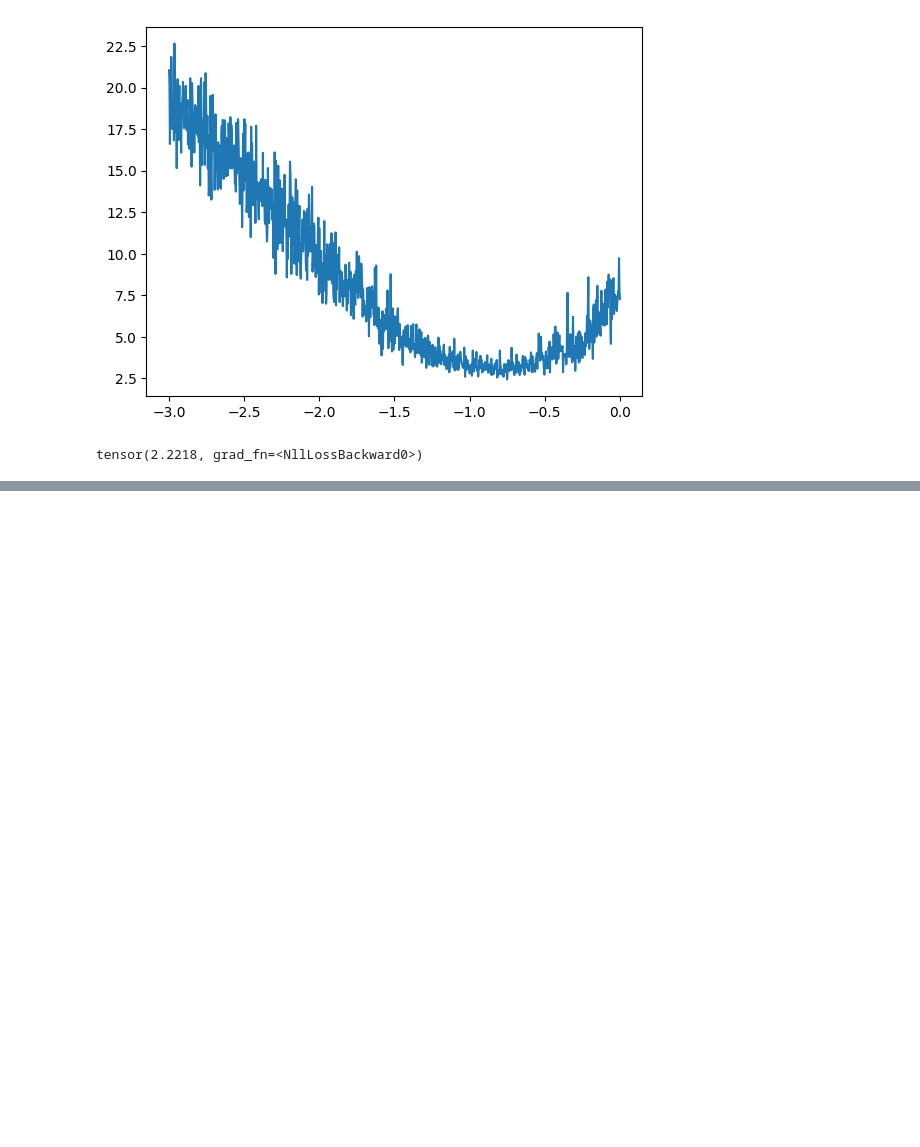
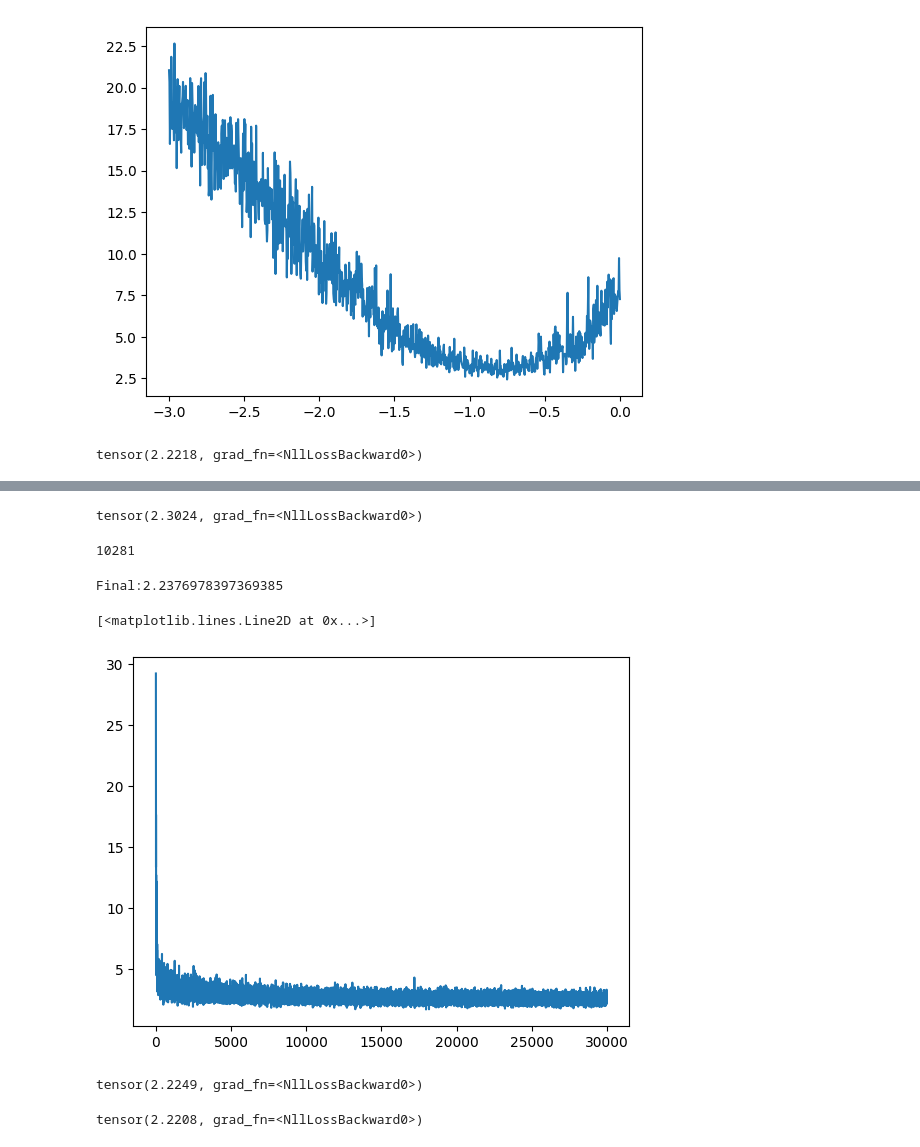
Before and after one commit to Yousif-dk/zero-to-hero, a Jupyter notebook: Lectures/lecture 3/lesson_3.ipynb, the cells around one changed output, grey strips where cells are left out. Drawn from its saved outputs; the diff is of its cells as text; code cells hidden in the pictures; blank space fills up the shorter version.

```diff
--- a/Lectures/lecture 3/lesson_3.ipynb
+++ b/Lectures/lecture 3/lesson_3.ipynb
@@ -347,0 +441,9 @@ tensor(2.2218, grad_fn=<NllLossBackward0>)
+# %%
+#above is the loss for only one minibatch. let's evaluate for Xte and Yte
+emb = C[Xte]
+h = torch.tanh(emb.view(-1,6)@W1 + b1) #(32,100)
+logits = h @ W2 + b2 # (32,27)
+loss = F.cross_entropy(logits,Yte)
+loss
+# %% [output]
+tensor(2.3024, grad_fn=<NllLossBackward0>)
@@ -347,0 +459,7 @@ tensor(2.2218, grad_fn=<NllLossBackward0>)
+# %%
+sum(p.nelement() for p in parameters) #number of params total for model :=)
+# %% [output]
+10281
+# %%
+for p in parameters:
+    p.requires_grad = True
@@ -347,0 +470,58 @@ tensor(2.2218, grad_fn=<NllLossBackward0>)
+# %%
+lri = []
+lossi = []
+stepi = []
+for i in range(30000):
+#forward pass: prebuilt crossentropy instead of doing it this awful way, AND WITH BATCHING :)
+
+    #mninibatch construct
+    ix = torch.randint(0,Xtr.shape[0], (32,)) #generates 32 random numbers between 0 and the highest val number in X. indices that we will pass into C[x] below to grab 32 random examples from our dataset
+    emb = C[Xtr[ix]] # (32,3,2)
+    h = torch.tanh(emb.view(-1,6)@W1 + b1) #(32,100)
+    logits = h @ W2 + b2 # (32,27)
+    loss = F.cross_entropy(logits,Ytr[ix]) #MUCH better, do this. makes everything much more efficient, the backwards pass gets faster too. This is explored in the cell above
+    #print(loss.item())
+    #counts = logits.exp()
+    #prob = counts / counts.sum(1,keepdims = True)
+    #loss = -prob[torch.arange(32),Y].log().mean()
+
+    #backward pass!
+    for p in parameters:
+        p.grad = None
+    loss.backward()
+    #update, but with learning rate indexing over our linear jumps over the exponents of our learning rate range
+    #lr = lrs[i]
+    lr = 0.01 #we did a search for the best LR and found that its exponent was optimal at -1, so we know that 0.1 (at least to begin with) is a pretty good learning rate. we do a LR decay after running a couple 10 thousand of each LR.
+    for p in parameters:
+        p.data += -lr * p.grad
+    #tracking stats to find best LR
+    stepi.append(i)
+    #lri.append(lrE[i])
+    lossi.append(loss.item())
+
+print("Final:" + str(loss.item()))
+# %% [output]
+Final:2.2376978397369385
+# %%
+plt.plot(stepi,lossi)
+# %% [output]
+[<matplotlib.lines.Line2D at 0x...>]
+[figure, added]
+# %%
+#let's evaluate for Xdev and Ydev
+emb = C[Xdev]
+h = torch.tanh(emb.view(-1,6)@W1 + b1) #(32,100)
+logits = h @ W2 + b2 # (32,27)
+loss = F.cross_entropy(logits,Ydev)
+loss
+# %% [output]
+tensor(2.2249, grad_fn=<NllLossBackward0>)
+# %%
+#let's evaluate for Xte and Yte
+emb = C[Xte]
+h = torch.tanh(emb.view(-1,6)@W1 + b1) #(32,100)
+logits = h @ W2 + b2 # (32,27)
+loss = F.cross_entropy(logits,Yte)
+loss
+# %% [output]
+tensor(2.2208, grad_fn=<NllLossBackward0>)
```
Also changed, not shown: parts of 20 cells of this notebook.
